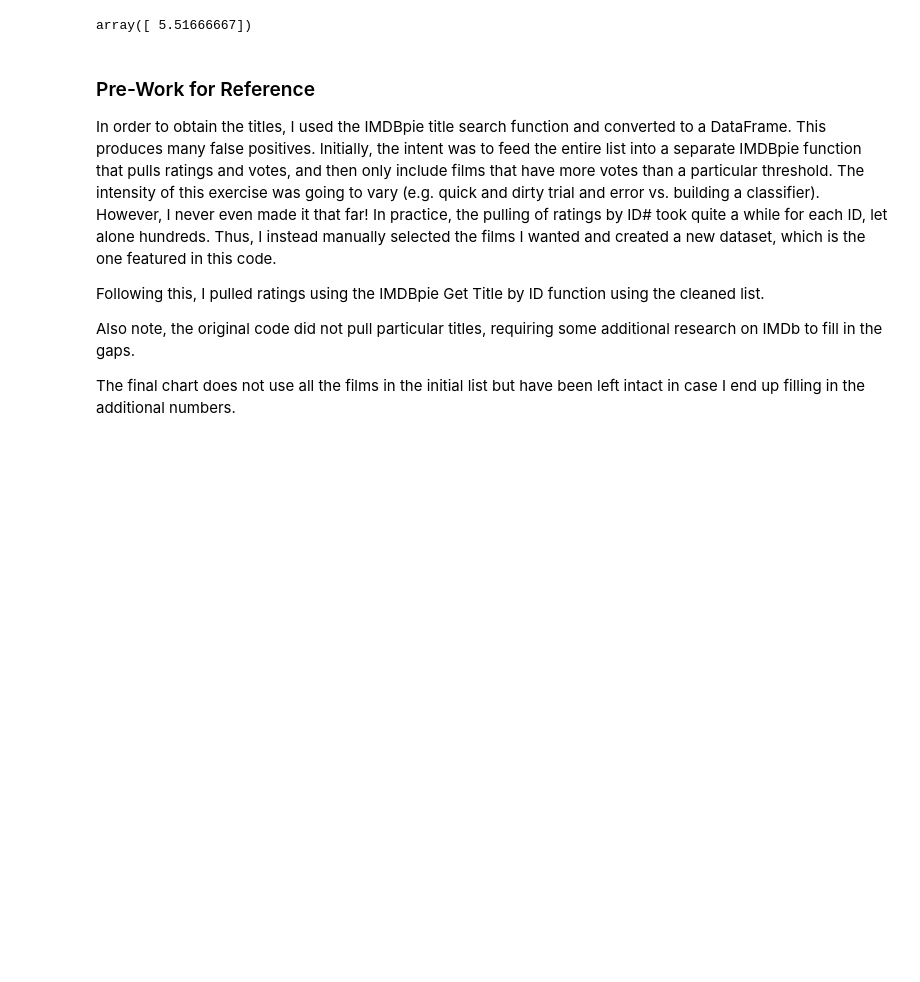
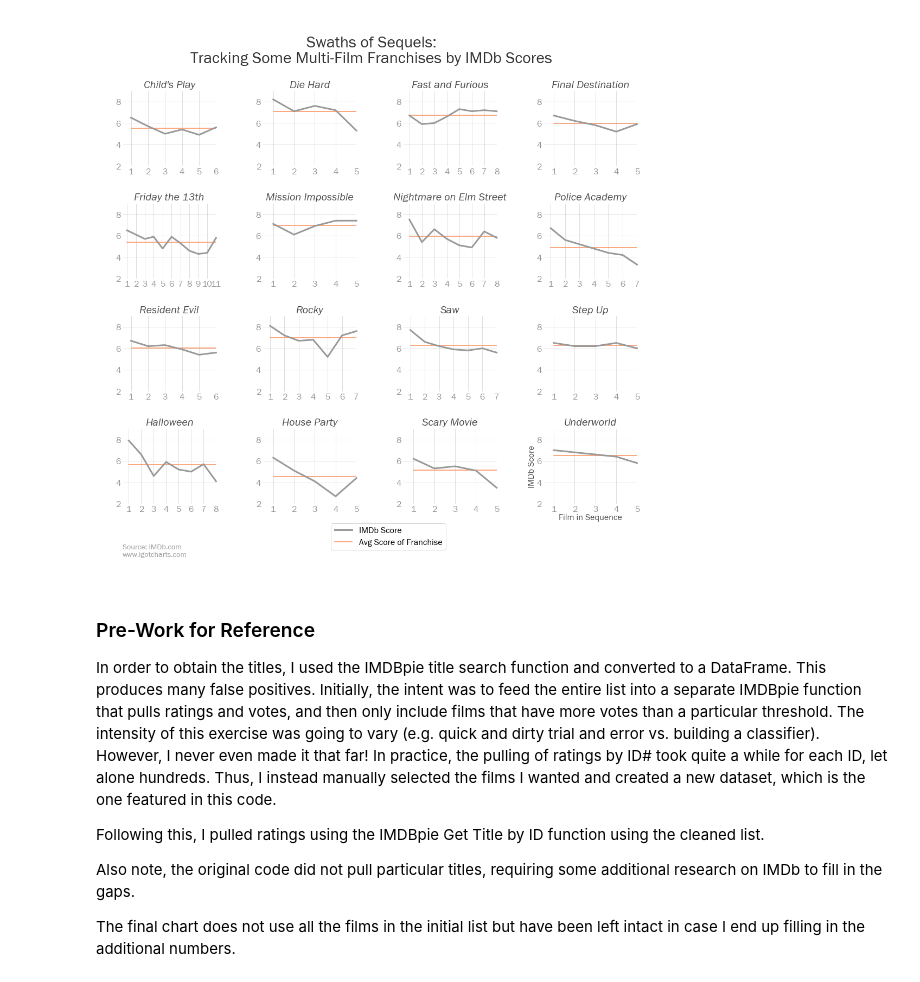
Before and after one commit to igotcharts/charts_and_more_charts, a Jupyter notebook: notebooks/Lots of Sequels.ipynb, the cells around one changed output. Cells and saved outputs as stored; diff of their text form; code cells hidden in the pictures; blank space fills up the shorter version.

```diff
--- a/notebooks/Lots of Sequels.ipynb
+++ b/notebooks/Lots of Sequels.ipynb
@@ -13,10 +12,7 @@ sequels_with_ratings = sequels_with_ratings[sequels_with_ratings.index.get_level
-# %%
-pd.DataFrame(sequels_with_ratings['rating'].mean(level=0)).loc[sequel_titles[0]].values
-# %% [output]
-array([ 5.51666667])
 # %%
+
 sequel_titles = np.array(sequels_with_ratings.index.get_level_values(0).unique())
-my_new_chart = chart_maker(title='Swaths of Sequels:\nTracking Some Multi-Film Franchises by IMDb Scores',title_size=30,alpha=.8)
+my_new_chart = charts_function_list.chart_maker(title='Swaths of Sequels:\nTracking Some Multi-Film Franchises by IMDb Scores',title_size=30,alpha=.8)
 fig = my_new_chart.initial_fig_axis(figsize=(17,14))
 
 for item in range(len(sequel_titles)):
@@ -27,33 +23,35 @@ for item in range(len(sequel_titles)):
     plt.plot(sequels_with_ratings.loc[sequel_titles[item]].index.values+1,
              sequels_with_ratings.loc[sequel_titles[item]]['rating'],clip_on=False,linewidth=3,color='#999999',zorder=2,label='IMDb Score')
 
     my_new_chart.y_axis_setup(min_=np.floor(sequels_with_ratings['rating'].min(level=0).min()),
                               max_=np.ceil(sequels_with_ratings['rating'].max(level=0).max()),interval=2)
     my_new_chart.x_axis_setup(min_=.5,max_=len(sequels_with_ratings.loc[sequel_titles[item]]),interval=1)
 
 
     ax.plot([sequels_with_ratings.loc[sequel_titles[item]]['rating'].index.min()+1,
              len(sequels_with_ratings.loc[sequel_titles[item]])],
             [sequels_with_ratings.loc[sequel_titles[item]]['rating'].mean(),
              sequels_with_ratings.loc[sequel_titles[item]]['rating'].mean()],
             color='#fc8d59',zorder=1,label='Avg Score of Franchise'
            )
 
 
     ax.tick_params(axis='both', which='major', labelsize=16,labelcolor='#969696')
     ax.grid(alpha=.5)
 
 
 ax = plt.gca()
 ax.set_ylabel('IMDb Score',fontsize=16,alpha=.7,labelpad=1)
 ax.set_xlabel('Film in Sequence',fontsize=16,alpha=.7,labelpad=1)
 ax.legend(bbox_to_anchor=(-1,-.2 ),frameon=True,fontsize=16)
 my_new_chart.citations(x=-4.5,source_y=-.6,source='Source: IMDb.com',chart_tag_y=-.7,chart_tag='www.igotcharts.com')
 
 
 os.chdir(outputs)
 plt.savefig('lots_of_sequels',bbox_inches = 'tight', dpi = 300, pad_inches = .25,transparent=False)
 plt.show()
+# %% [output]
+[figure, added]
 # %% [markdown]
 ### Pre-Work for Reference
 
```
Also changed, not shown: parts of 2 cells of this notebook.
